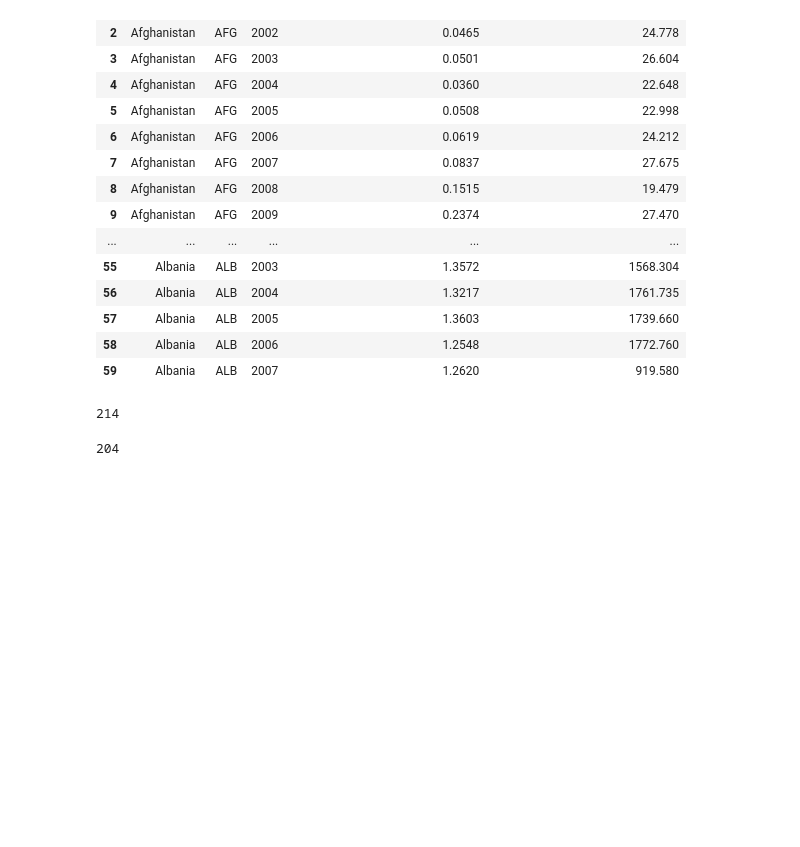
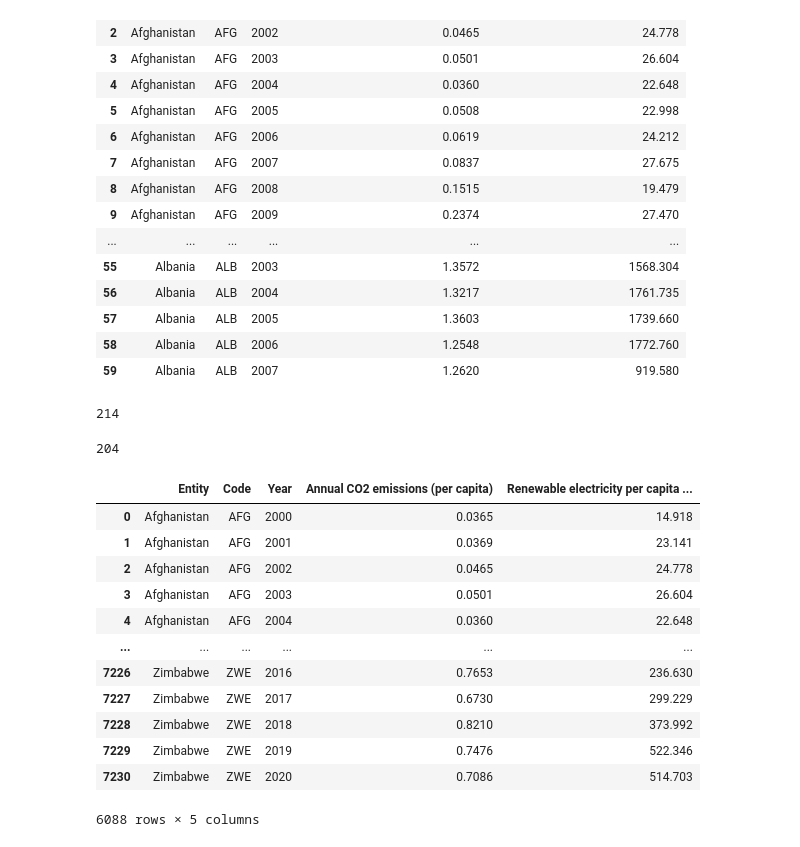
Before and after one commit to Ricardolpz99/Turn-Green, a Jupyter notebook: Clean_data_per_capita.ipynb, the cells around one changed output. Saved outputs shown, nothing was run; the diff lists cells and outputs as text; code cells hidden in the pictures; blank space fills up the shorter version.

```diff
--- a/Clean_data_per_capita.ipynb
+++ b/Clean_data_per_capita.ipynb
@@ -95,0 +95,16 @@ Climate_data_complete_per_capita_df.to_csv('Climate_data_complete_per_capita.csv
+# %%
+Climate_data_complete_per_capita_df
+# %% [output]
+|  | Entity | Code | Year | Annual CO2 emissions (per capita) | Renewable electricity per capita ... |
+| 0 | Afghanistan | AFG | 2000 | 0.0365 | 14.918 |
+| 1 | Afghanistan | AFG | 2001 | 0.0369 | 23.141 |
+| 2 | Afghanistan | AFG | 2002 | 0.0465 | 24.778 |
+| 3 | Afghanistan | AFG | 2003 | 0.0501 | 26.604 |
+| 4 | Afghanistan | AFG | 2004 | 0.0360 | 22.648 |
+| ... | ... | ... | ... | ... | ... |
+| 7226 | Zimbabwe | ZWE | 2016 | 0.7653 | 236.630 |
+| 7227 | Zimbabwe | ZWE | 2017 | 0.6730 | 299.229 |
+| 7228 | Zimbabwe | ZWE | 2018 | 0.8210 | 373.992 |
+| 7229 | Zimbabwe | ZWE | 2019 | 0.7476 | 522.346 |
+| 7230 | Zimbabwe | ZWE | 2020 | 0.7086 | 514.703 |
+6088 rows × 5 columns
```
Also changed, not shown: parts of 3 cells of this notebook, 5 other files.
